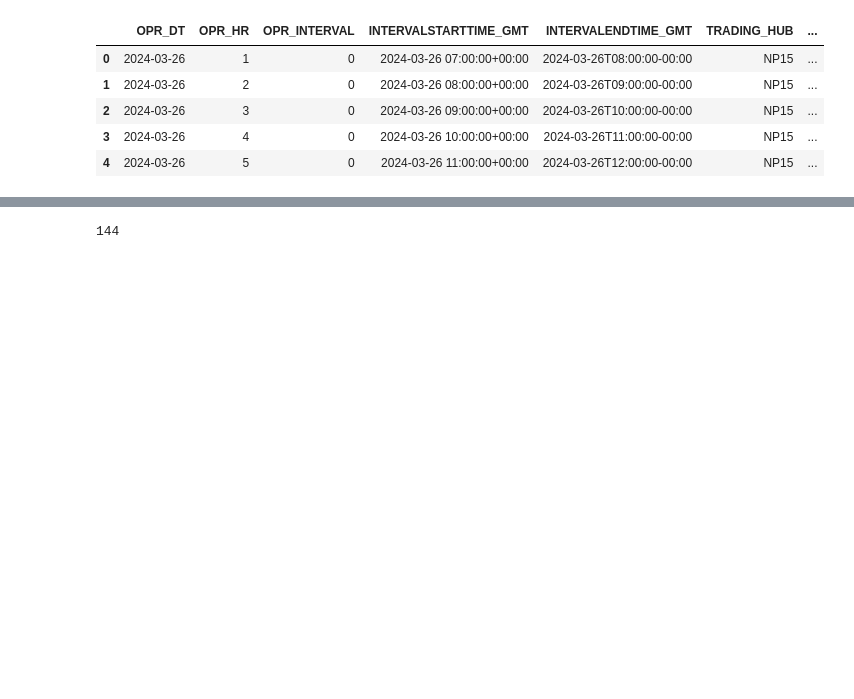
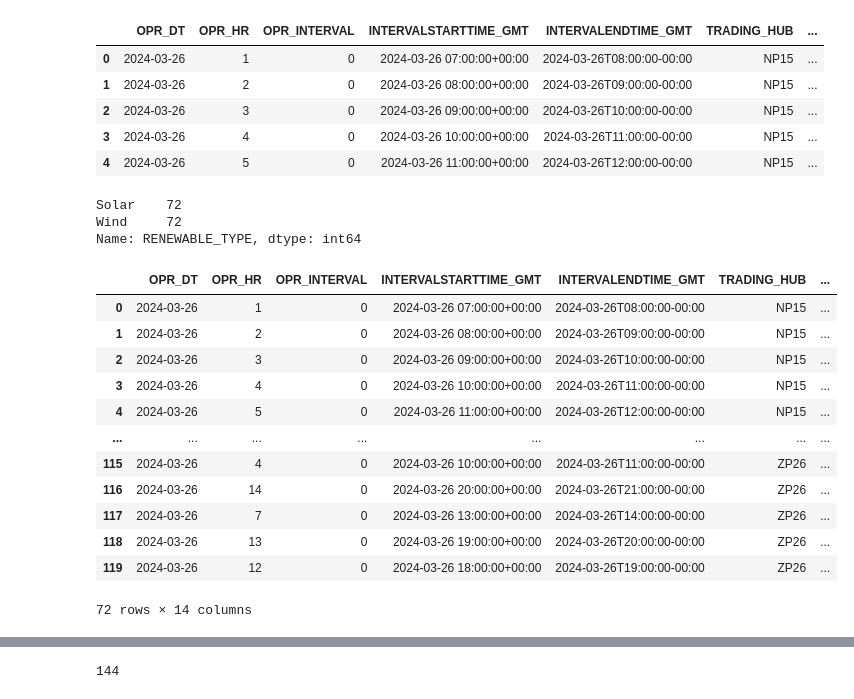
Before and after one commit to denny-lehman/ev_charging, a Jupyter notebook: data/caiso.ipynb, the cells around one changed output, grey strips where cells are left out. Cells and saved outputs as stored; diff of their text form; code cells hidden in the pictures; blank space fills up the shorter version.

```diff
--- a/data/caiso.ipynb
+++ b/data/caiso.ipynb
@@ -184,3 +184,27 @@ df.head()
 | 2 | 2024-03-26 | 3 | 0 | 2024-03-26 09:00:00+00:00 | 2024-03-26T10:00:00-00:00 | NP15 | ... |
 | 3 | 2024-03-26 | 4 | 0 | 2024-03-26 10:00:00+00:00 | 2024-03-26T11:00:00-00:00 | NP15 | ... |
 | 4 | 2024-03-26 | 5 | 0 | 2024-03-26 11:00:00+00:00 | 2024-03-26T12:00:00-00:00 | NP15 | ... |
+# %%
+df['RENEWABLE_TYPE'].value_counts()
+# %% [output]
+Solar    72
+Wind     72
+Name: RENEWABLE_TYPE, dtype: int64
+# %%
+solar_df = df[df['RENEWABLE_TYPE'] == 'Solar']
+wind_df = df[df['RENEWABLE_TYPE'] == 'Wind']
+solar_df
+# %% [output]
+|  | OPR_DT | OPR_HR | OPR_INTERVAL | INTERVALSTARTTIME_GMT | INTERVALENDTIME_GMT | TRADING_HUB | ... |
+| 0 | 2024-03-26 | 1 | 0 | 2024-03-26 07:00:00+00:00 | 2024-03-26T08:00:00-00:00 | NP15 | ... |
+| 1 | 2024-03-26 | 2 | 0 | 2024-03-26 08:00:00+00:00 | 2024-03-26T09:00:00-00:00 | NP15 | ... |
+| 2 | 2024-03-26 | 3 | 0 | 2024-03-26 09:00:00+00:00 | 2024-03-26T10:00:00-00:00 | NP15 | ... |
+| 3 | 2024-03-26 | 4 | 0 | 2024-03-26 10:00:00+00:00 | 2024-03-26T11:00:00-00:00 | NP15 | ... |
+| 4 | 2024-03-26 | 5 | 0 | 2024-03-26 11:00:00+00:00 | 2024-03-26T12:00:00-00:00 | NP15 | ... |
+| ... | ... | ... | ... | ... | ... | ... | ... |
+| 115 | 2024-03-26 | 4 | 0 | 2024-03-26 10:00:00+00:00 | 2024-03-26T11:00:00-00:00 | ZP26 | ... |
+| 116 | 2024-03-26 | 14 | 0 | 2024-03-26 20:00:00+00:00 | 2024-03-26T21:00:00-00:00 | ZP26 | ... |
+| 117 | 2024-03-26 | 7 | 0 | 2024-03-26 13:00:00+00:00 | 2024-03-26T14:00:00-00:00 | ZP26 | ... |
+| 118 | 2024-03-26 | 13 | 0 | 2024-03-26 19:00:00+00:00 | 2024-03-26T20:00:00-00:00 | ZP26 | ... |
+| 119 | 2024-03-26 | 12 | 0 | 2024-03-26 18:00:00+00:00 | 2024-03-26T19:00:00-00:00 | ZP26 | ... |
+72 rows × 14 columns
```
Also changed, not shown: parts of 5 cells of this notebook, 3 other files.
